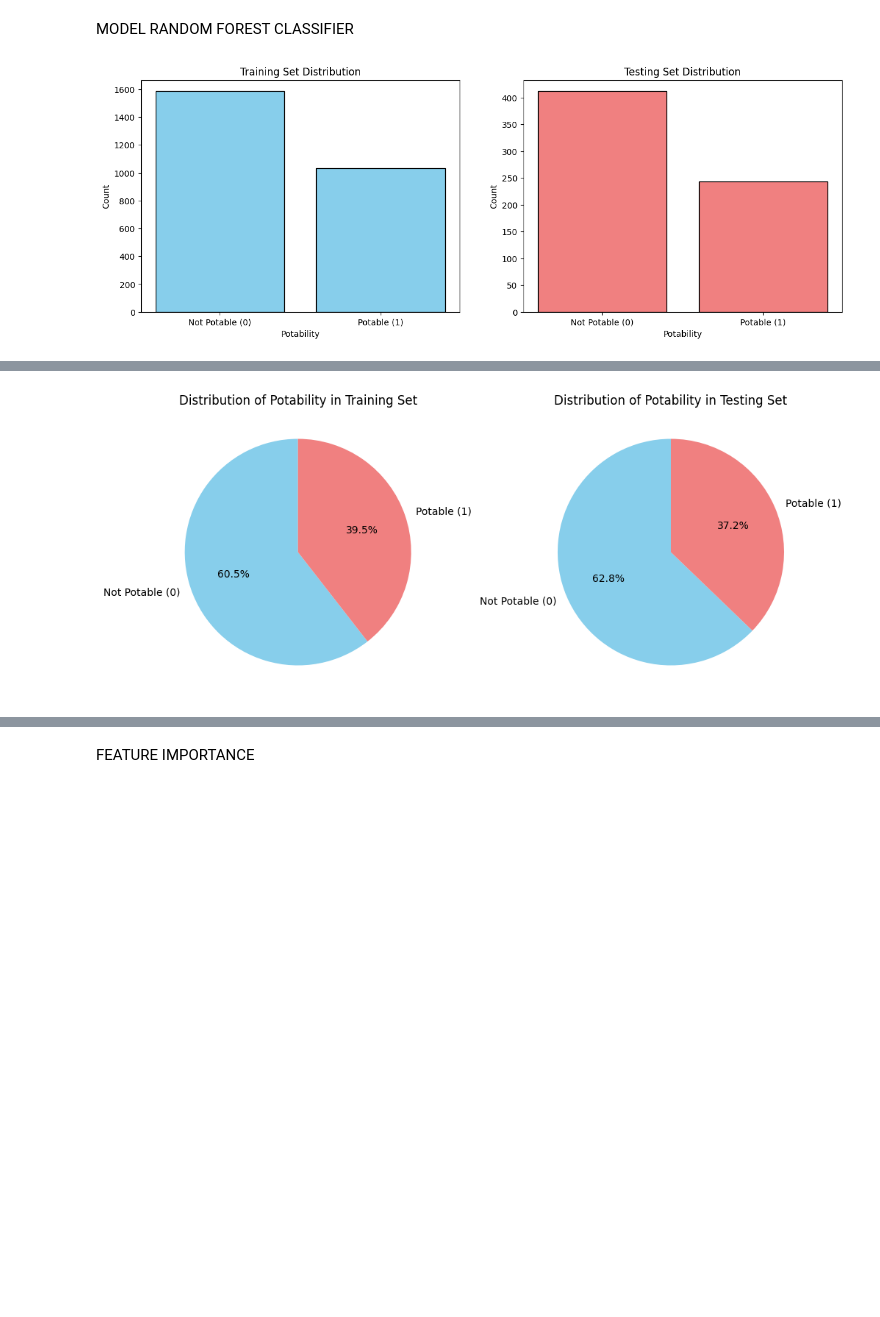
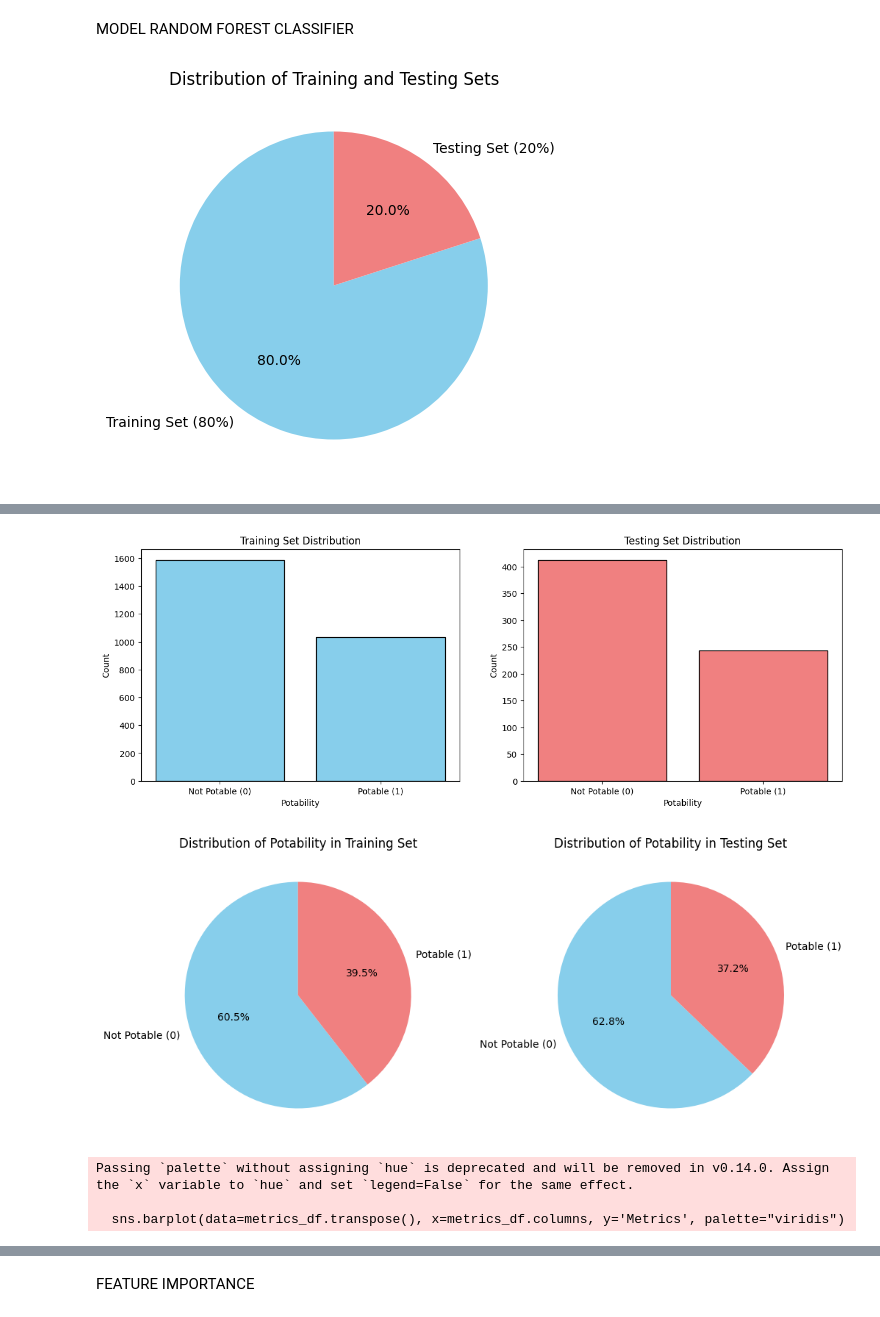
Before and after one commit to AirlanggaDS/ProjectUAS_AVD, a Jupyter notebook: tes.ipynb, the cells around one changed output, grey strips where cells are left out. Saved outputs shown, nothing was run; the diff lists cells and outputs as text; code cells hidden in the pictures; blank space fills up the shorter version.

```diff
--- a/tes.ipynb
+++ b/tes.ipynb
@@ -304,49 +266,99 @@ plt.show()
+# %%
+
+X = df.drop(['Potability'], axis=1)
+y = df['Potability']
+
+X_train1, X_test1, y_train1, y_test1 = train_test_split(X, y, test_size=0.2, random_state=0)
+
+X_train2, X_test2, y_train2, y_test2 = train_test_split(X, y, test_size=0.3, random_state=0)
+
+X_train3, X_test3, y_train3, y_test3 = train_test_split(X, y, test_size=0.4, random_state=0)
 # %% [markdown]
 MODEL RANDOM FOREST CLASSIFIER
 # %%
+
+plt.figure(figsize=(8, 5))
+
+labels = ['Training Set (80%)', 'Testing Set (20%)']
+sizes = [len(X_train1), len(X_test1)]
+colors = ['skyblue', 'lightcoral']
+
+plt.pie(sizes, labels=labels, colors=colors, autopct='%1.1f%%', startangle=90)
+plt.title('Distribution of Training and Testing Sets')
+
+plt.show()
 # Melatih model Random Forest Classifier
-rf_clas = RandomForestClassifier(n_estimators=100, max_depth=20, min_samples_split=5, min_samples_leaf=2, random_state=1)
+rf_clas1 = RandomForestClassifier(n_estimators=100, max_depth=5, min_samples_split=5, min_samples_leaf=2, random_state=1)
 # Train the model on the entire training set
-rf_clas.fit(X_train, y_train)
+rf_clas1.fit(X_train1, y_train1)
+
+y_pred_clas1 = rf_clas1.predict(X_test1)
+accuracy1 = accuracy_score(y_test1, y_pred_clas1)
+precision1 = precision_score(y_test1, y_pred_clas1)
+recall1 = recall_score(y_test1, y_pred_clas1)
+f1_score1 = f1_score(y_test1, y_pred_clas1)
+
+# Menampilkan metrik evaluasi klasifikasi
+print("Accuracy Score:", accuracy1)
+print("\nPrecision Score:", precision1)
+print("Recall Score:", recall1)
+print("F1 Score:", f1_score1)
+print("\nConfusion Matrix:")
+print(confusion_matrix(y_test1, y_pred_clas1))
+print("\nClassification Report:")
+print(classification_report(y_test1, y_pred_clas1))
 
 # Menampilkan distribusi dataset ke dalam set pelatihan dan pengujian
 plt.figure(figsize=(15, 5))
 
 # Visualisasi dengan histogram
 plt.subplot(1, 2, 1)
-plt.hist(y_train, bins=2, color='skyblue', edgecolor='black', rwidth=0.8)
+plt.hist(y_train1, bins=2, color='skyblue', edgecolor='black', rwidth=0.8)
 plt.title('Training Set Distribution')
 plt.xlabel('Potability')
 plt.ylabel('Count')
 plt.xticks([0.25, 0.75], ['Not Potable (0)', 'Potable (1)'])
 
 plt.subplot(1, 2, 2)
-plt.hist(y_test, bins=2, color='lightcoral', edgecolor='black', rwidth=0.8)
+plt.hist(y_test1, bins=2, color='lightcoral', edgecolor='black', rwidth=0.8)
 plt.title('Testing Set Distribution')
 plt.xlabel('Potability')
 plt.ylabel('Count')
 plt.xticks([0.25, 0.75], ['Not Potable (0)', 'Potable (1)'])
 
 # Menampilkan pie chart untuk distribusi kelas pada set pelatihan
 plt.figure(figsize=(12, 5))
 
 plt.subplot(1, 2, 1)
 labels_train = ['Not Potable (0)', 'Potable (1)']
-sizes_train = [y_train.value_counts()[0], y_train.value_counts()[1]]
+sizes_train = [y_train1.value_counts()[0], y_train1.value_counts()[1]]
 colors_train = ['skyblue', 'lightcoral']
 
 plt.pie(sizes_train, labels=labels_train, colors=colors_train, autopct='%1.1f%%', startangle=90)
 plt.title('Distribution of Potability in Training Set')
 
 # Menampilkan pie chart untuk distribusi kelas pada set pengujian
 plt.subplot(1, 2, 2)
 labels_test = ['Not Potable (0)', 'Potable (1)']
-sizes_test = [y_test.value_counts()[0], y_test.value_counts()[1]]
+sizes_test = [y_test1.value_counts()[0], y_test1.value_counts()[1]]
 colors_test = ['skyblue', 'lightcoral']
 
 plt.pie(sizes_test, labels=labels_test, colors=colors_test, autopct='%1.1f%%', startangle=90)
 plt.title('Distribution of Potability in Testing Set')
 
 plt.show()
+
+# Create a DataFrame for visualization
+metrics_df = pd.DataFrame({'Accuracy': accuracy1, 'Precision': precision1, 'Recall': recall1, 'F1 Score': f1_score1}, index=['Metrics'])
+
+# Create a bar plot using seaborn
+plt.figure(figsize=(10, 6))
+sns.barplot(data=metrics_df.transpose(), x=metrics_df.columns, y='Metrics', palette="viridis")
+plt.title("Classification Metrics")
+plt.show()
+model_ranks = pd.Series(rf_clas1.feature_importances_, index=X_train1.columns, name="Importance").sort_values()
+ax = model_ranks.plot(kind='barh')
+mr=(model_ranks).sort_values(ascending= False)
+print(mr)
 # %% [output]
-[figure, old version]
+[figure, new version]
@@ -353 +384,5 @@ plt.show()
-[figure, old version]
+[figure, new version]
+[figure, added]
+Passing `palette` without assigning `hue` is deprecated and will be removed in v0.14.0. Assign the `x` variable to `hue` and set `legend=False` for the same effect.
+
+  sns.barplot(data=metrics_df.transpose(), x=metrics_df.columns, y='Metrics', palette="viridis")
```
Also changed, not shown: parts of 23 cells of this notebook.
